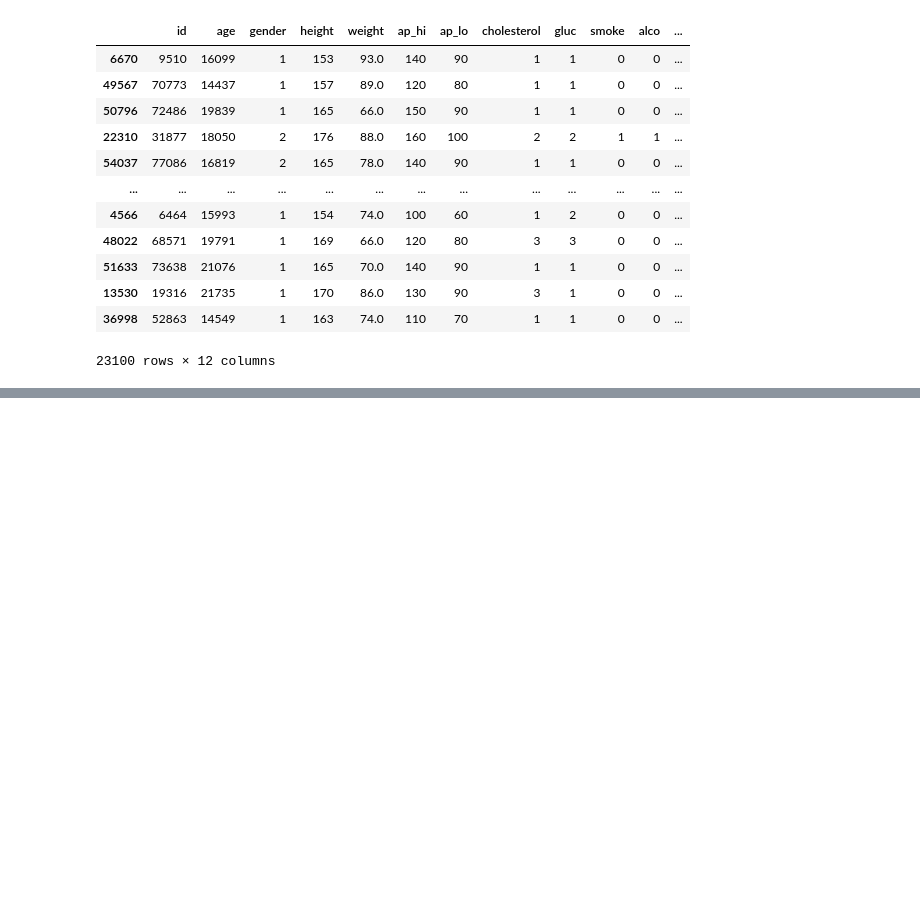
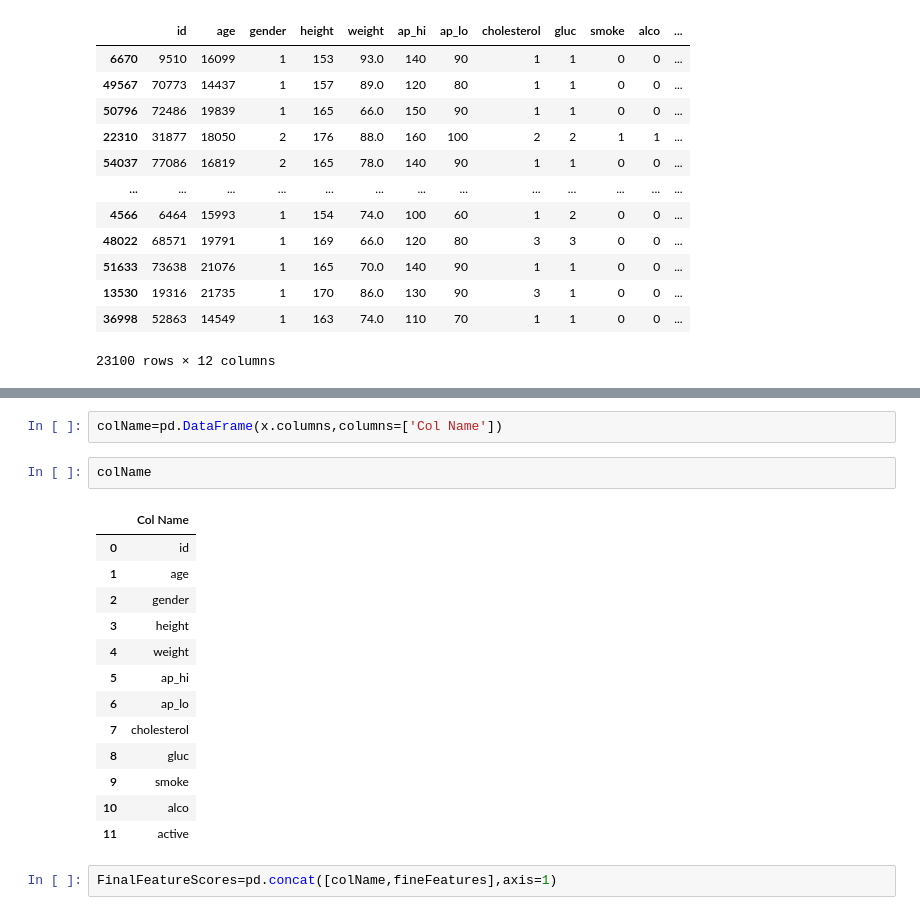
Before and after one commit to RAIHANRABBY/studymart, a Jupyter notebook: cardio.ipynb, the cells around one changed output, grey strips where cells are left out. Drawn from its saved outputs; the diff is of its cells as text; blank space fills up the shorter version.

```diff
--- a/cardio.ipynb
+++ b/cardio.ipynb
@@ -121,0 +106,20 @@ AttributeError: module 'seaborn' has no attribute 'histplot'
+# %%
+colName=pd.DataFrame(x.columns,columns=['Col Name'])
+# %%
+colName
+# %% [output]
+|  | Col Name |
+| 0 | id |
+| 1 | age |
+| 2 | gender |
+| 3 | height |
+| 4 | weight |
+| 5 | ap_hi |
+| 6 | ap_lo |
+| 7 | cholesterol |
+| 8 | gluc |
+| 9 | smoke |
+| 10 | alco |
+| 11 | active |
+# %%
+FinalFeatureScores=pd.concat([colName,fineFeatures],axis=1)
```
Also changed, not shown: parts of 35 cells of this notebook.
